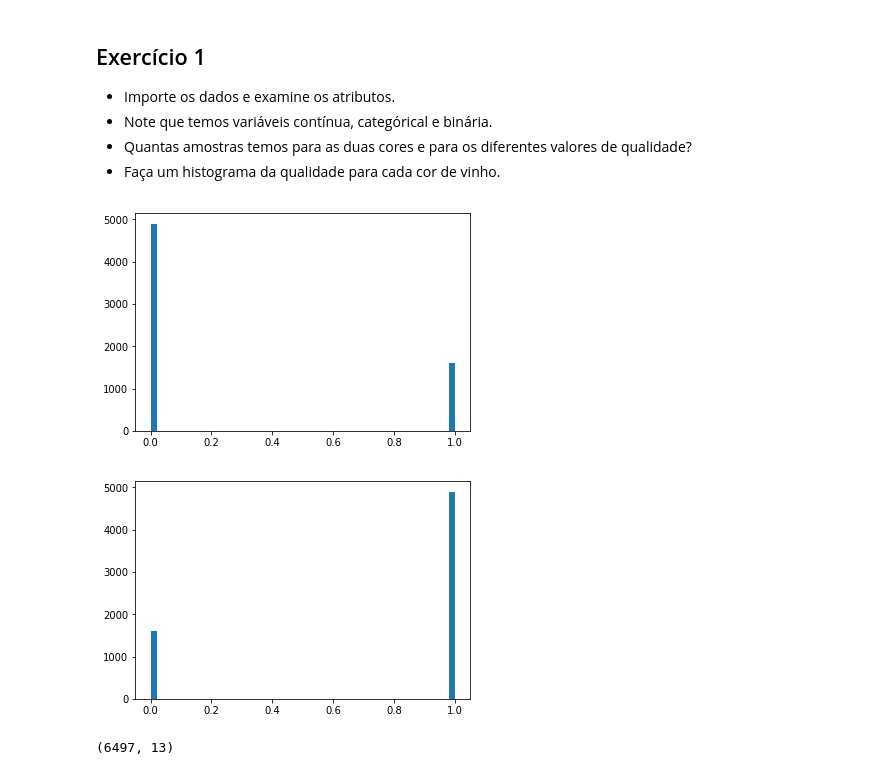
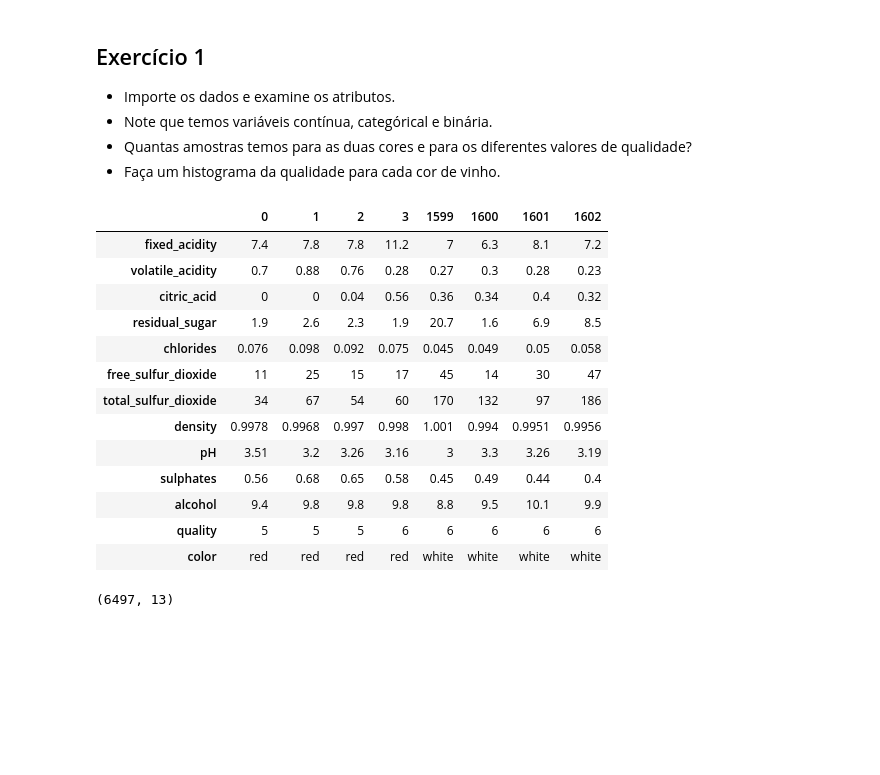
Before and after one commit to marianagregorio/UFABC-ML-2018, a Jupyter notebook: Clustering_Methods_Exercises.ipynb, the cells around one changed output. Drawn from its saved outputs; the diff is of its cells as text; code cells hidden in the pictures; blank space fills up the shorter version.

```diff
--- a/Clustering_Methods_Exercises.ipynb
+++ b/Clustering_Methods_Exercises.ipynb
@@ -16,19 +16,27 @@ Utilizaremos as propriedades químicas (tudo menos a qualidade e cor do vinho) p
 # %%
 import pandas as pd
 import matplotlib.pyplot as plt
 # Import the data
 filepath = 'data/Wine_Quality_Data.csv'
 data = pd.read_csv(filepath)
 
 #data.head(13).T
-data.groupby(['color']).head(4)
-plt.hist(data.color=='red', bins = 50)
-plt.show()
-plt.hist(data.color=='white', bins = 50)
-plt.show()
+data.groupby(['color']).head(4).T
 # %% [output]
-[figure, removed]
-[figure, removed]
+|  | 0 | 1 | 2 | 3 | 1599 | 1600 | 1601 | 1602 |
+| fixed_acidity | 7.4 | 7.8 | 7.8 | 11.2 | 7 | 6.3 | 8.1 | 7.2 |
+| volatile_acidity | 0.7 | 0.88 | 0.76 | 0.28 | 0.27 | 0.3 | 0.28 | 0.23 |
+| citric_acid | 0 | 0 | 0.04 | 0.56 | 0.36 | 0.34 | 0.4 | 0.32 |
+| residual_sugar | 1.9 | 2.6 | 2.3 | 1.9 | 20.7 | 1.6 | 6.9 | 8.5 |
+| chlorides | 0.076 | 0.098 | 0.092 | 0.075 | 0.045 | 0.049 | 0.05 | 0.058 |
+| free_sulfur_dioxide | 11 | 25 | 15 | 17 | 45 | 14 | 30 | 47 |
+| total_sulfur_dioxide | 34 | 67 | 54 | 60 | 170 | 132 | 97 | 186 |
+| density | 0.9978 | 0.9968 | 0.997 | 0.998 | 1.001 | 0.994 | 0.9951 | 0.9956 |
+| pH | 3.51 | 3.2 | 3.26 | 3.16 | 3 | 3.3 | 3.26 | 3.19 |
+| sulphates | 0.56 | 0.68 | 0.65 | 0.58 | 0.45 | 0.49 | 0.44 | 0.4 |
+| alcohol | 9.4 | 9.8 | 9.8 | 9.8 | 8.8 | 9.5 | 10.1 | 9.9 |
+| quality | 5 | 5 | 5 | 6 | 6 | 6 | 6 | 6 |
+| color | red | red | red | red | white | white | white | white |
 # %%
 data.shape
 # %% [output]
```
Also changed, not shown: parts of 5 cells of this notebook.
